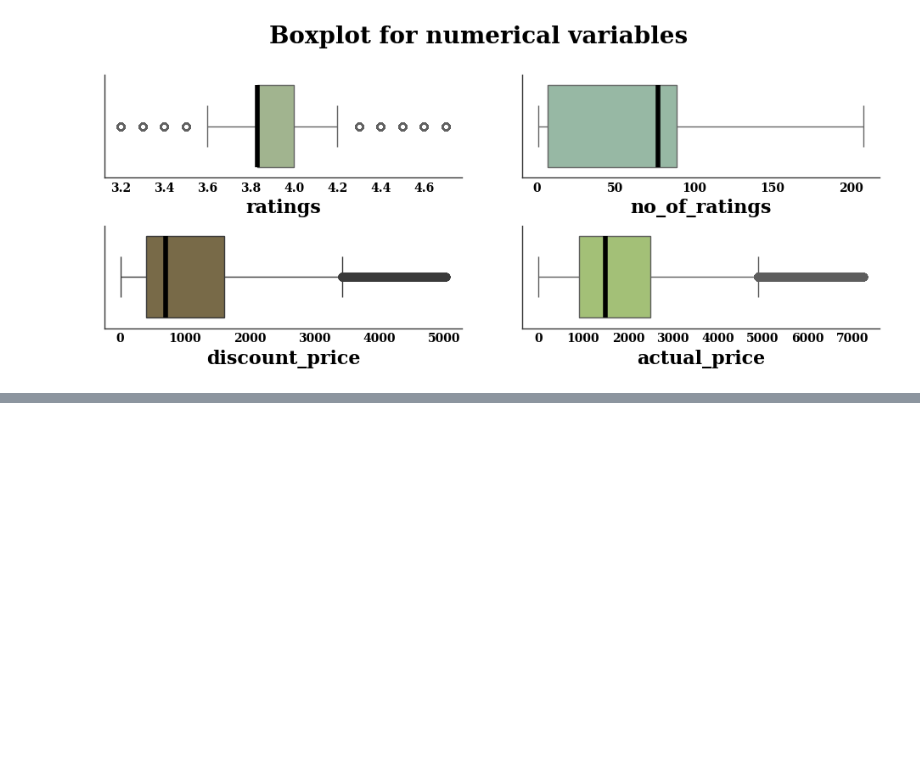
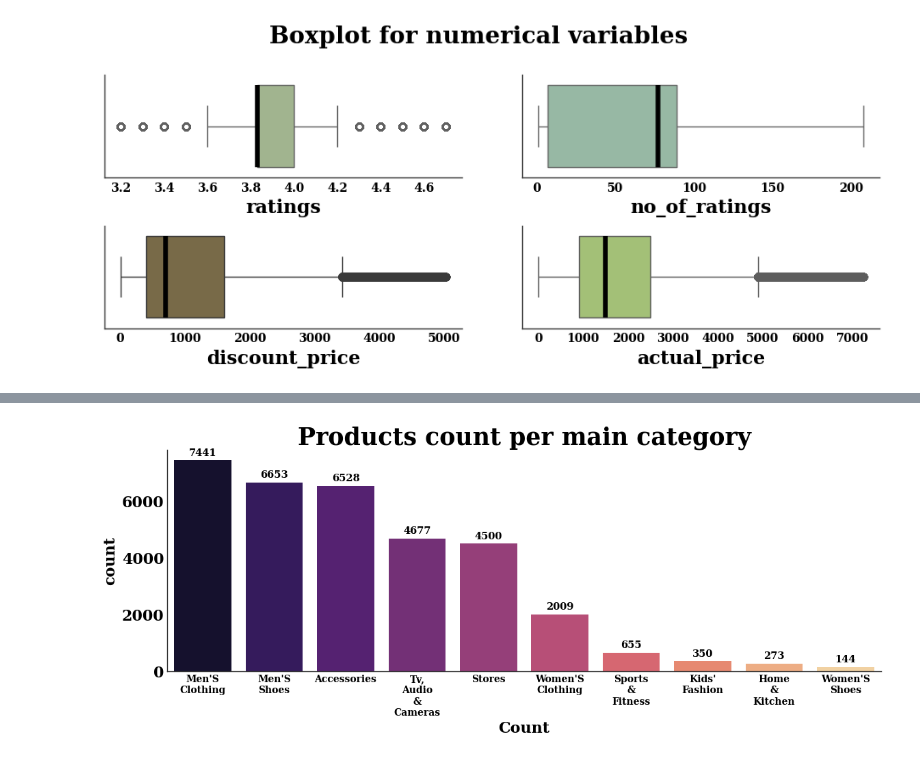
Before and after one commit to pablocarmona1527/Data_analyst, a Jupyter notebook: amazon_products_visualization.ipynb, the cells around one changed output, grey strips where cells are left out. Saved outputs shown, nothing was run; the diff lists cells and outputs as text; code cells hidden in the pictures; blank space fills up the shorter version.

```diff
--- a/amazon_products_visualization.ipynb
+++ b/amazon_products_visualization.ipynb
@@ -139,0 +191,25 @@ ax.spines[['top','right']].set_visible(False)
+# %%
+###Productos por categorías principales de los manufacturadores más populares
+
+popular_main_cat = df_manufacturers['main_category'].value_counts(sort=True).head(10).reset_index()
+
+
+fig, ax = plt.subplots(figsize=(12,4))
+
+sns.barplot(data=popular_main_cat,x='main_category',y='count',hue='main_category',palette='magma')
+
+ax.spines[['top','right']].set_visible(False)
+ax.set_xlabel('Main Category')
+ax.set_xlabel('Count')
+ax.set_title('Products count per main category')
+ax.tick_params(rotation=0,axis='x')
+labels = [i.title().replace(' ','\n') for i in popular_main_cat['main_category']]
+
+ax.set_xticks(range(len(labels)))
+ax.set_xticklabels(labels)
+
+for x, y in enumerate(popular_main_cat['count']):
+    ax.text(x , y + 100, str(y),ha='center',va='bottom')
+plt.show()
+# %% [output]
+[figure, added]
```
Also changed, not shown: parts of 13 cells of this notebook.
